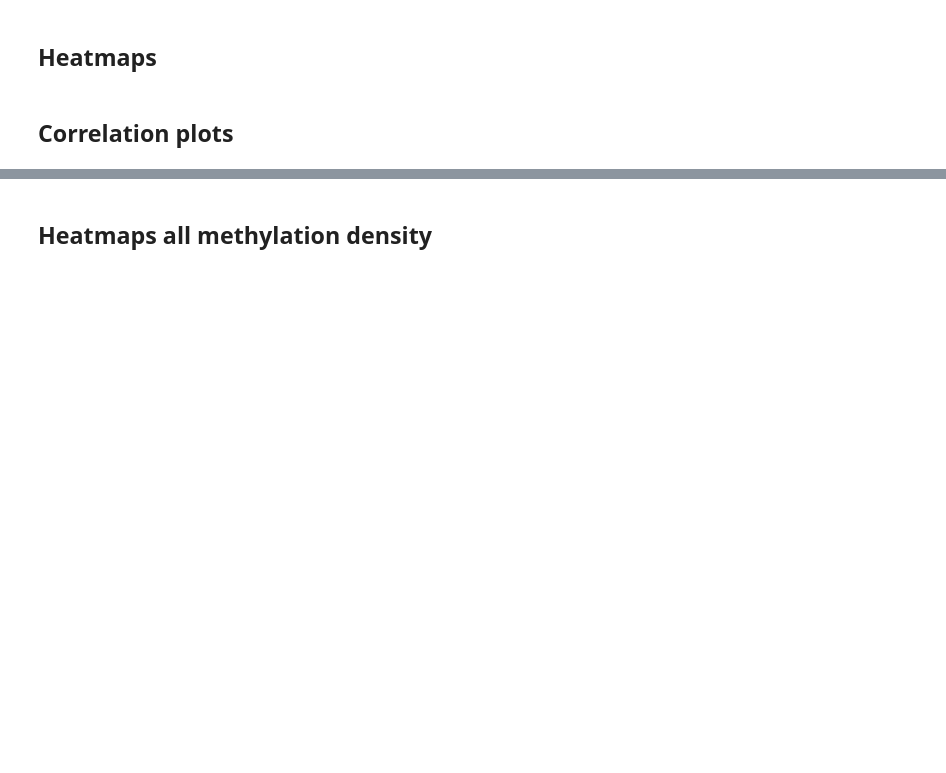
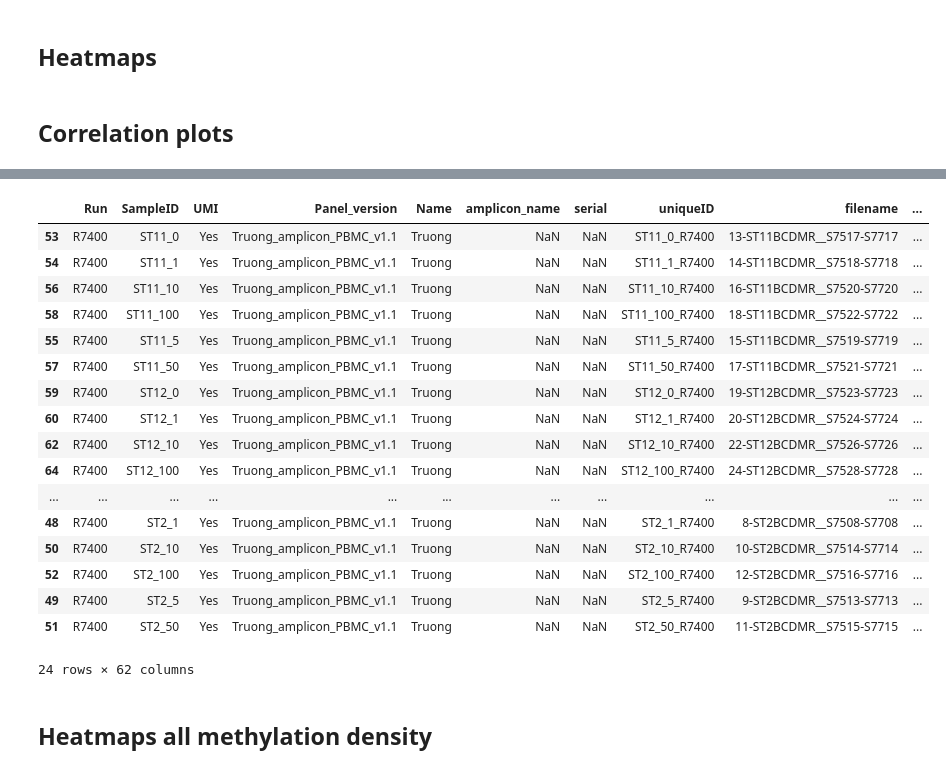
Before and after one commit to hieunguyen4193/ampliconSeq_UMI, a Jupyter notebook: data_analysis_20250613/01_overview_Truong.ipynb, the cells around one changed output, grey strips where cells are left out. Saved outputs shown, nothing was run; the diff lists cells and outputs as text; code cells hidden in the pictures; blank space fills up the shorter version.

```diff
--- a/data_analysis_20250613/01_overview_Truong.ipynb
+++ b/data_analysis_20250613/01_overview_Truong.ipynb
@@ -489,3 +504,24 @@ Run R7400 has 1 panel(s), Truong_amplicon_PBMC_v1.1
+# %%
+tmp_metadata
+# %% [output]
+|  | Run | SampleID | UMI | Panel_version | Name | amplicon_name | serial | uniqueID | filename | ... |
+| 53 | R7400 | ST11_0 | Yes | Truong_amplicon_PBMC_v1.1 | Truong | NaN | NaN | ST11_0_R7400 | 13-ST11BCDMR__S7517-S7717 | ... |
+| 54 | R7400 | ST11_1 | Yes | Truong_amplicon_PBMC_v1.1 | Truong | NaN | NaN | ST11_1_R7400 | 14-ST11BCDMR__S7518-S7718 | ... |
+| 56 | R7400 | ST11_10 | Yes | Truong_amplicon_PBMC_v1.1 | Truong | NaN | NaN | ST11_10_R7400 | 16-ST11BCDMR__S7520-S7720 | ... |
+| 58 | R7400 | ST11_100 | Yes | Truong_amplicon_PBMC_v1.1 | Truong | NaN | NaN | ST11_100_R7400 | 18-ST11BCDMR__S7522-S7722 | ... |
+| 55 | R7400 | ST11_5 | Yes | Truong_amplicon_PBMC_v1.1 | Truong | NaN | NaN | ST11_5_R7400 | 15-ST11BCDMR__S7519-S7719 | ... |
+| 57 | R7400 | ST11_50 | Yes | Truong_amplicon_PBMC_v1.1 | Truong | NaN | NaN | ST11_50_R7400 | 17-ST11BCDMR__S7521-S7721 | ... |
+| 59 | R7400 | ST12_0 | Yes | Truong_amplicon_PBMC_v1.1 | Truong | NaN | NaN | ST12_0_R7400 | 19-ST12BCDMR__S7523-S7723 | ... |
+| 60 | R7400 | ST12_1 | Yes | Truong_amplicon_PBMC_v1.1 | Truong | NaN | NaN | ST12_1_R7400 | 20-ST12BCDMR__S7524-S7724 | ... |
+| 62 | R7400 | ST12_10 | Yes | Truong_amplicon_PBMC_v1.1 | Truong | NaN | NaN | ST12_10_R7400 | 22-ST12BCDMR__S7526-S7726 | ... |
+| 64 | R7400 | ST12_100 | Yes | Truong_amplicon_PBMC_v1.1 | Truong | NaN | NaN | ST12_100_R7400 | 24-ST12BCDMR__S7528-S7728 | ... |
+| ... | ... | ... | ... | ... | ... | ... | ... | ... | ... | ... |
+| 48 | R7400 | ST2_1 | Yes | Truong_amplicon_PBMC_v1.1 | Truong | NaN | NaN | ST2_1_R7400 | 8-ST2BCDMR__S7508-S7708 | ... |
+| 50 | R7400 | ST2_10 | Yes | Truong_amplicon_PBMC_v1.1 | Truong | NaN | NaN | ST2_10_R7400 | 10-ST2BCDMR__S7514-S7714 | ... |
+| 52 | R7400 | ST2_100 | Yes | Truong_amplicon_PBMC_v1.1 | Truong | NaN | NaN | ST2_100_R7400 | 12-ST2BCDMR__S7516-S7716 | ... |
+| 49 | R7400 | ST2_5 | Yes | Truong_amplicon_PBMC_v1.1 | Truong | NaN | NaN | ST2_5_R7400 | 9-ST2BCDMR__S7513-S7713 | ... |
+| 51 | R7400 | ST2_50 | Yes | Truong_amplicon_PBMC_v1.1 | Truong | NaN | NaN | ST2_50_R7400 | 11-ST2BCDMR__S7515-S7715 | ... |
+24 rows × 62 columns
 # %% [markdown]
 ## Heatmaps all methylation density
 # %%
```
Also changed, not shown: parts of 1 cell of this notebook, 1 other file.
